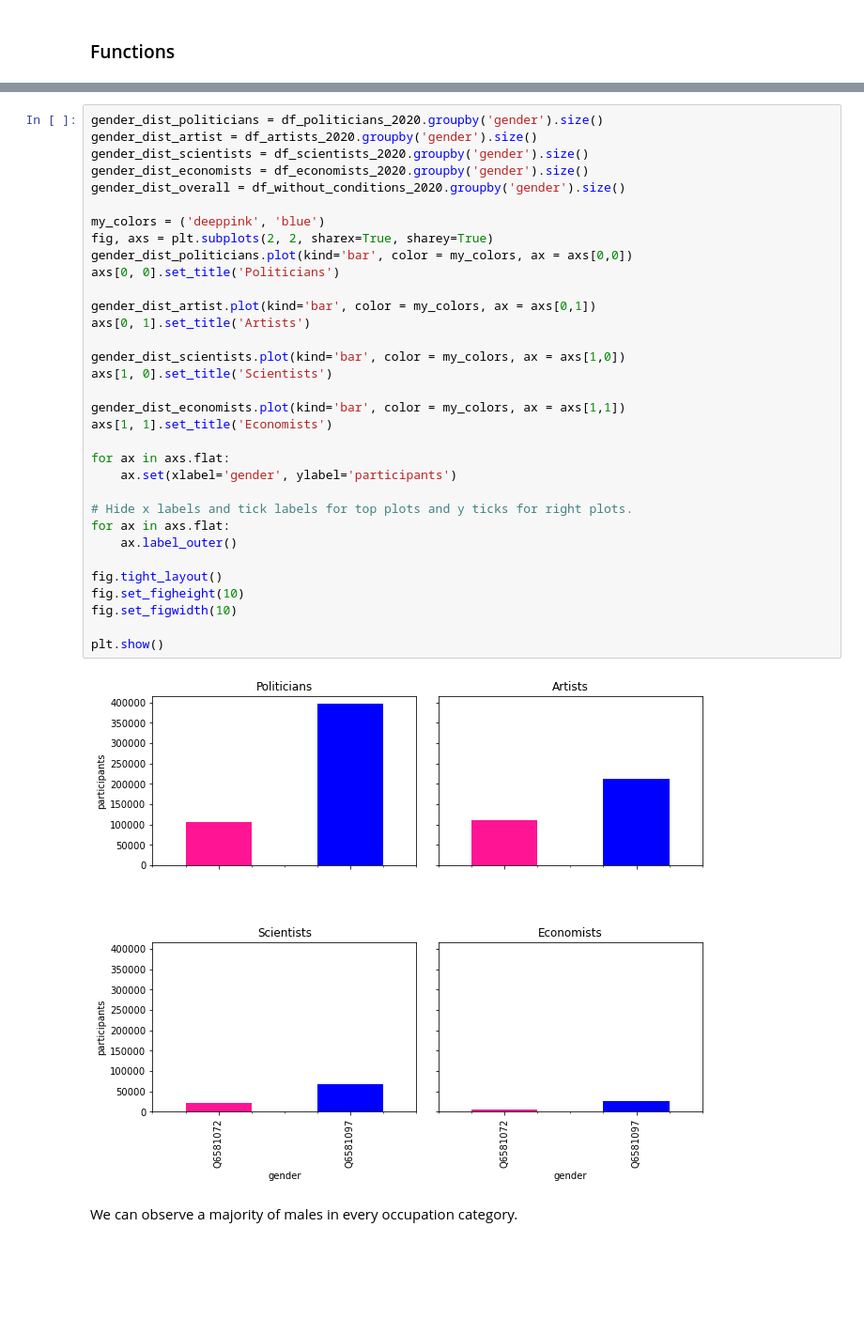
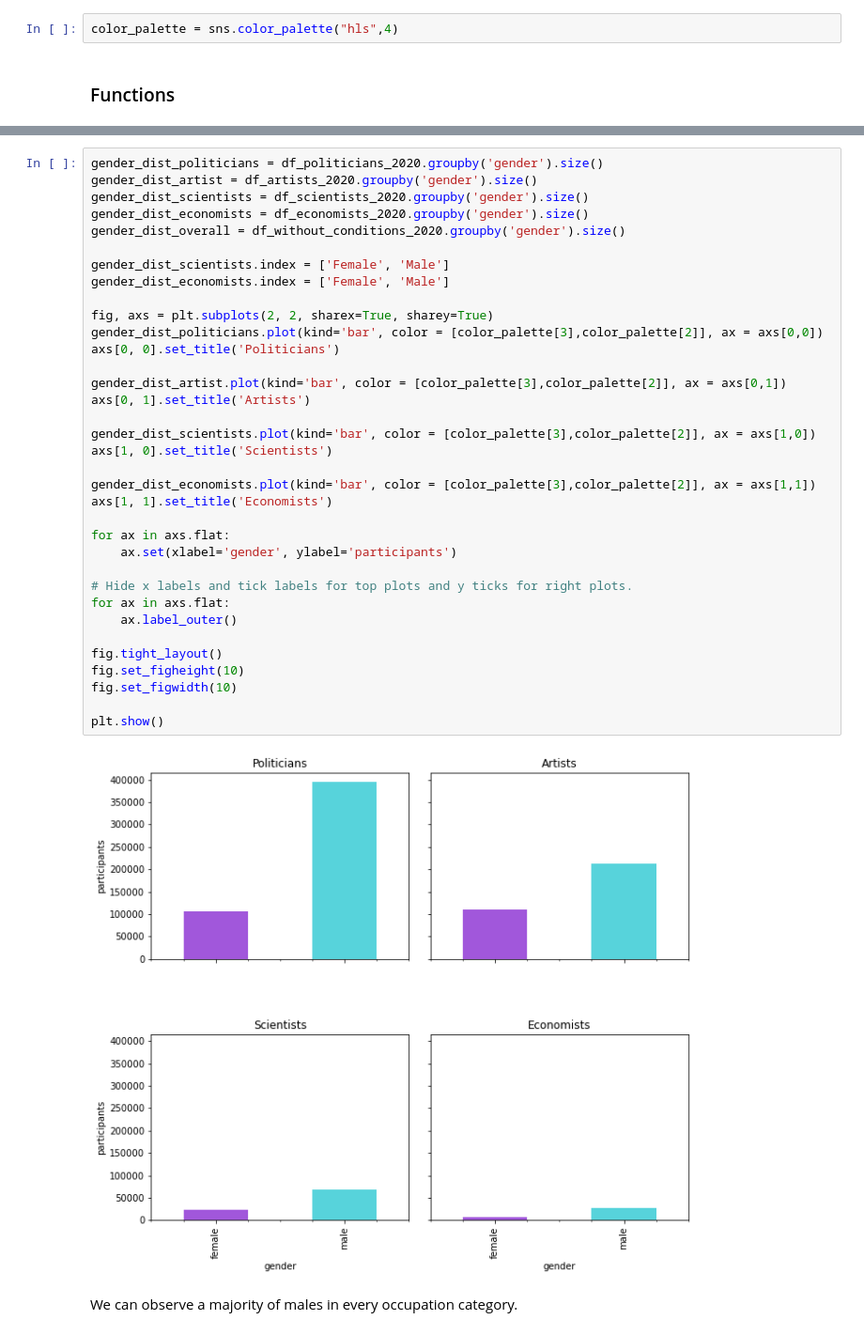
Before and after one commit to coraliegrobel/ada-2021-project-sv4ever, a Jupyter notebook: ada_main.ipynb, the cells around one changed output, grey strips where cells are left out. Shown at 94% size. Saved outputs shown, nothing was run; the diff lists cells and outputs as text; blank space fills up the shorter version.

```diff
--- a/ada_main.ipynb
+++ b/ada_main.ipynb
@@ -565,2 +502,4 @@ In the next section, we will load those files and start the statistical analysis
+# %%
+color_palette = sns.color_palette("hls",4)
 # %% [markdown]
 ### Functions <a name="4functions"></a>
@@ -646,38 +619,40 @@ def plot_hist(df, profession):
 # %%
 gender_dist_politicians = df_politicians_2020.groupby('gender').size()
 gender_dist_artist = df_artists_2020.groupby('gender').size()
 gender_dist_scientists = df_scientists_2020.groupby('gender').size()
 gender_dist_economists = df_economists_2020.groupby('gender').size()
 gender_dist_overall = df_without_conditions_2020.groupby('gender').size()
 
-my_colors = ('deeppink', 'blue')
+gender_dist_scientists.index = ['Female', 'Male']
+gender_dist_economists.index = ['Female', 'Male']
+
 fig, axs = plt.subplots(2, 2, sharex=True, sharey=True)
-gender_dist_politicians.plot(kind='bar', color = my_colors, ax = axs[0,0])
+gender_dist_politicians.plot(kind='bar', color = [color_palette[3],color_palette[2]], ax = axs[0,0])
 axs[0, 0].set_title('Politicians')
 
-gender_dist_artist.plot(kind='bar', color = my_colors, ax = axs[0,1])
+gender_dist_artist.plot(kind='bar', color = [color_palette[3],color_palette[2]], ax = axs[0,1])
 axs[0, 1].set_title('Artists')
 
-gender_dist_scientists.plot(kind='bar', color = my_colors, ax = axs[1,0])
+gender_dist_scientists.plot(kind='bar', color = [color_palette[3],color_palette[2]], ax = axs[1,0])
 axs[1, 0].set_title('Scientists')
 
-gender_dist_economists.plot(kind='bar', color = my_colors, ax = axs[1,1])
+gender_dist_economists.plot(kind='bar', color = [color_palette[3],color_palette[2]], ax = axs[1,1])
 axs[1, 1].set_title('Economists')
 
 for ax in axs.flat:
     ax.set(xlabel='gender', ylabel='participants')
 
 # Hide x labels and tick labels for top plots and y ticks for right plots.
 for ax in axs.flat:
     ax.label_outer()
 
 fig.tight_layout()
 fig.set_figheight(10)
 fig.set_figwidth(10)
 
 plt.show()
 # %% [output]
-[figure, old version]
+[figure, new version]
 # %% [markdown]
 We can observe a majority of males in every occupation category.
 # %%
```
Also changed, not shown: parts of 38 cells of this notebook.
